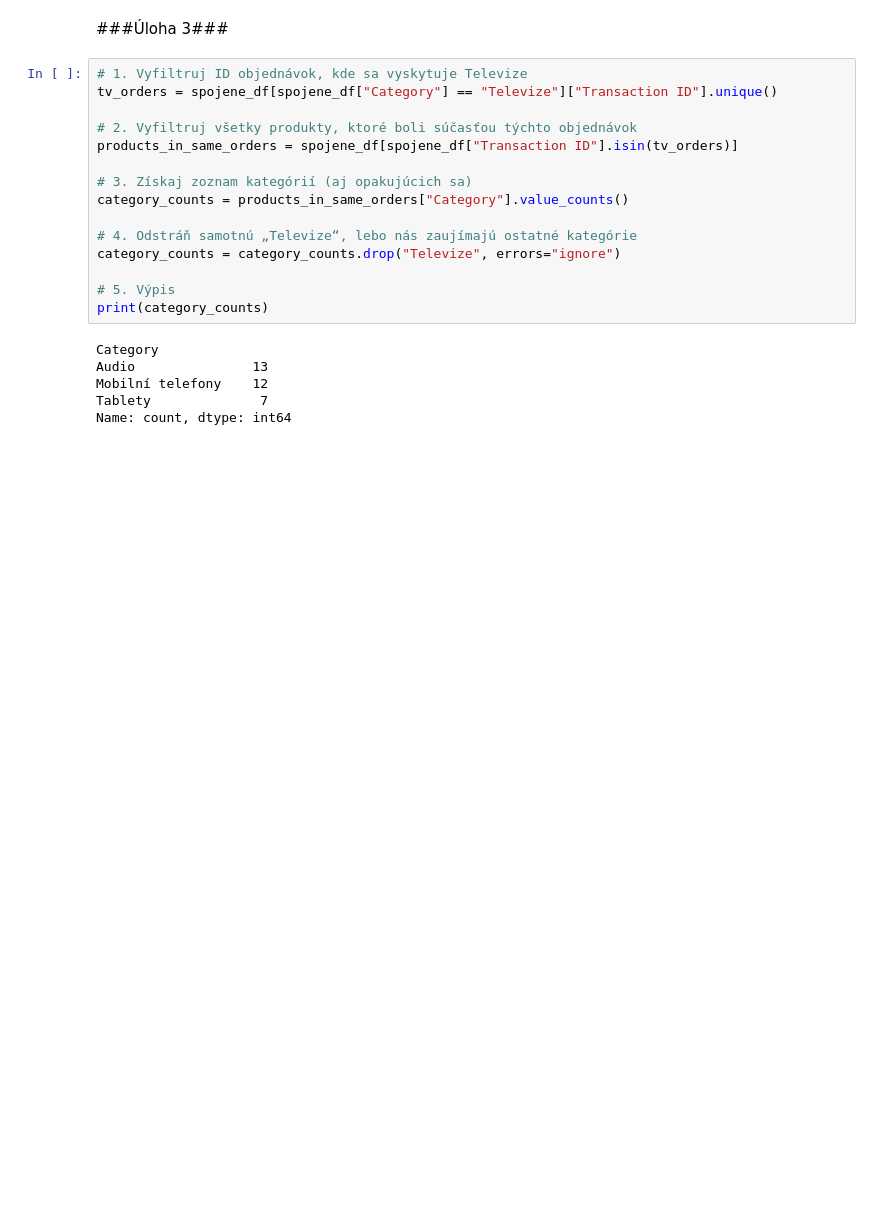
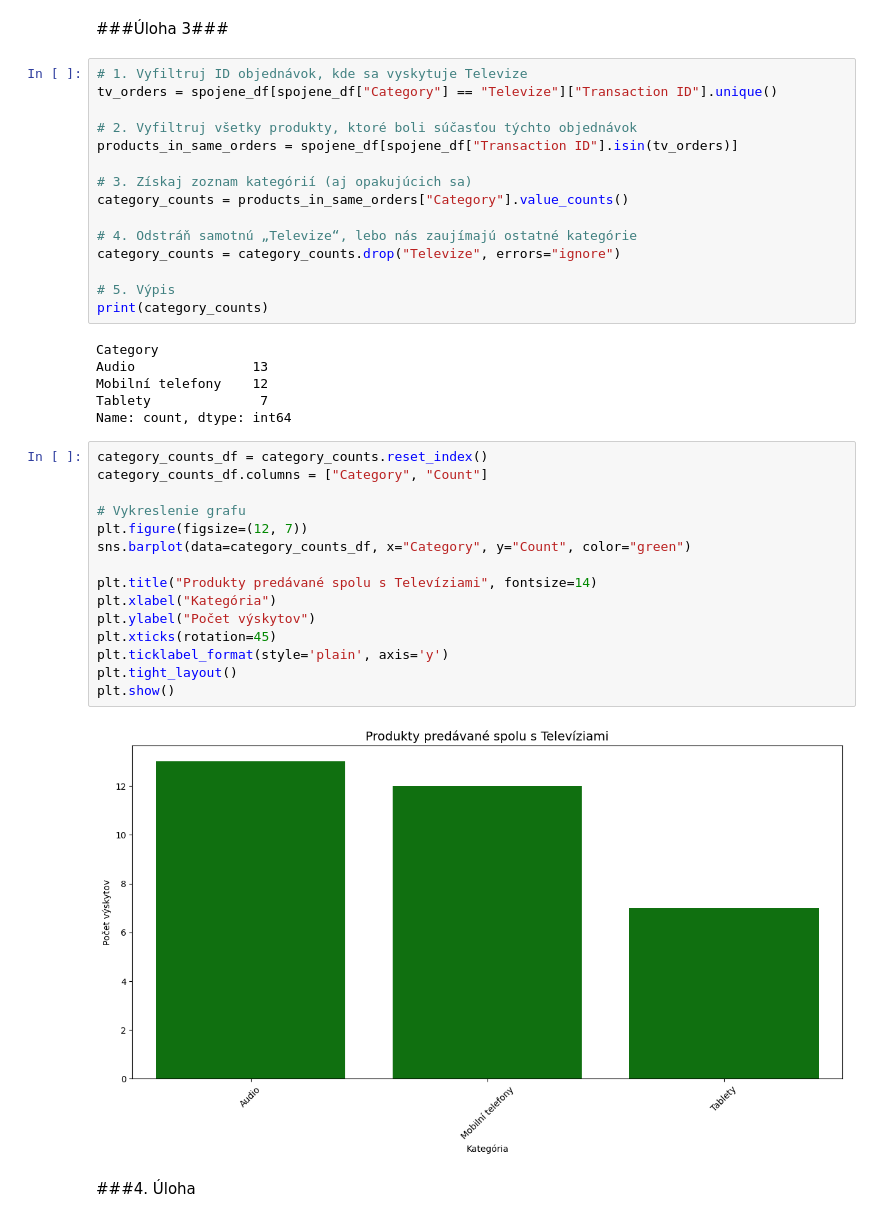
Before and after one commit to lukasgala19/Zadanie_LG, a Jupyter notebook: Zadanie_LG.ipynb, the cells around one changed output. Cells and saved outputs as stored; diff of their text form; blank space fills up the shorter version.

```diff
--- a/Zadanie_LG.ipynb
+++ b/Zadanie_LG.ipynb
@@ -231,3 +239,22 @@ Audio               13
 Mobilní telefony    12
 Tablety              7
 Name: count, dtype: int64
+# %%
+category_counts_df = category_counts.reset_index()
+category_counts_df.columns = ["Category", "Count"]
+
+# Vykreslenie grafu
+plt.figure(figsize=(12, 7))
+sns.barplot(data=category_counts_df, x="Category", y="Count", color="green")
+
+plt.title("Produkty predávané spolu s Televíziami", fontsize=14)
+plt.xlabel("Kategória")
+plt.ylabel("Počet výskytov")
+plt.xticks(rotation=45)
+plt.ticklabel_format(style='plain', axis='y')
+plt.tight_layout()
+plt.show()
+# %% [output]
+[figure, added]
+# %% [markdown]
+###4. Úloha
```
Also changed, not shown: parts of 5 cells of this notebook.
